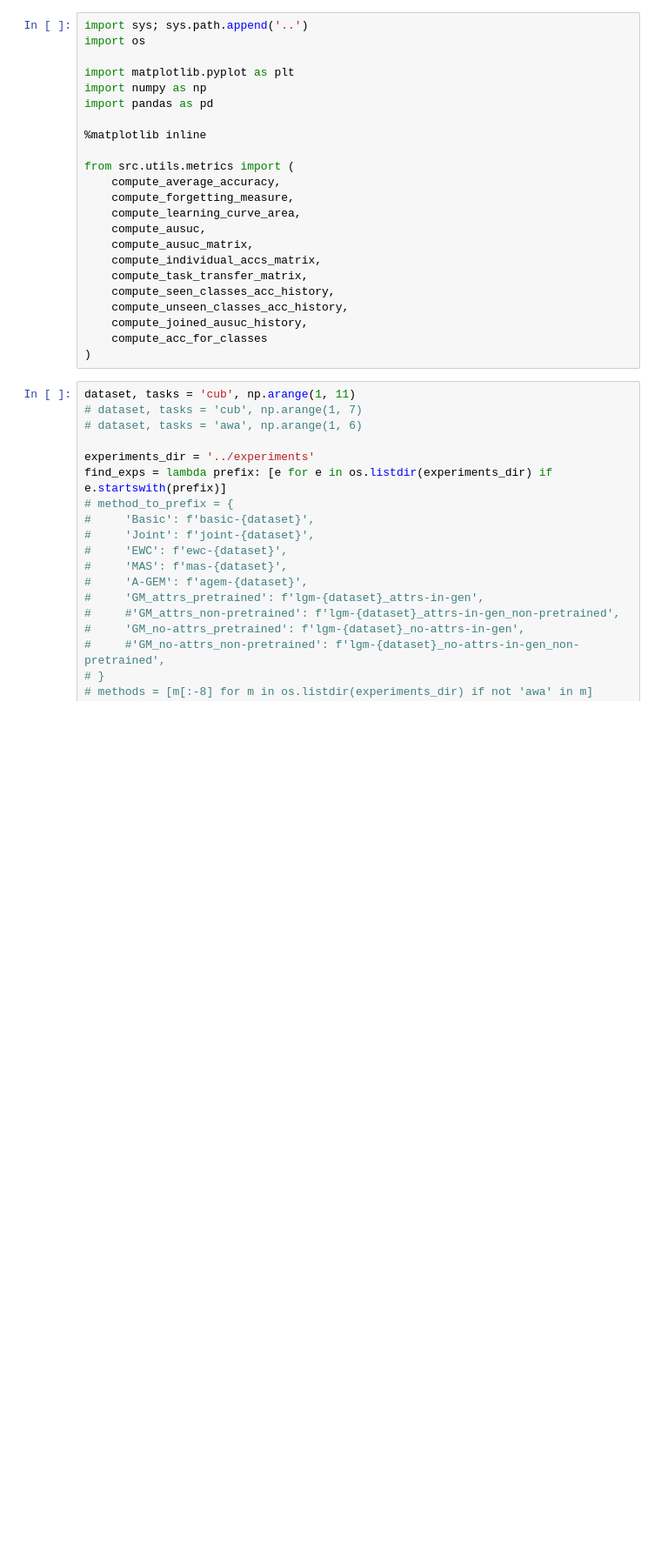
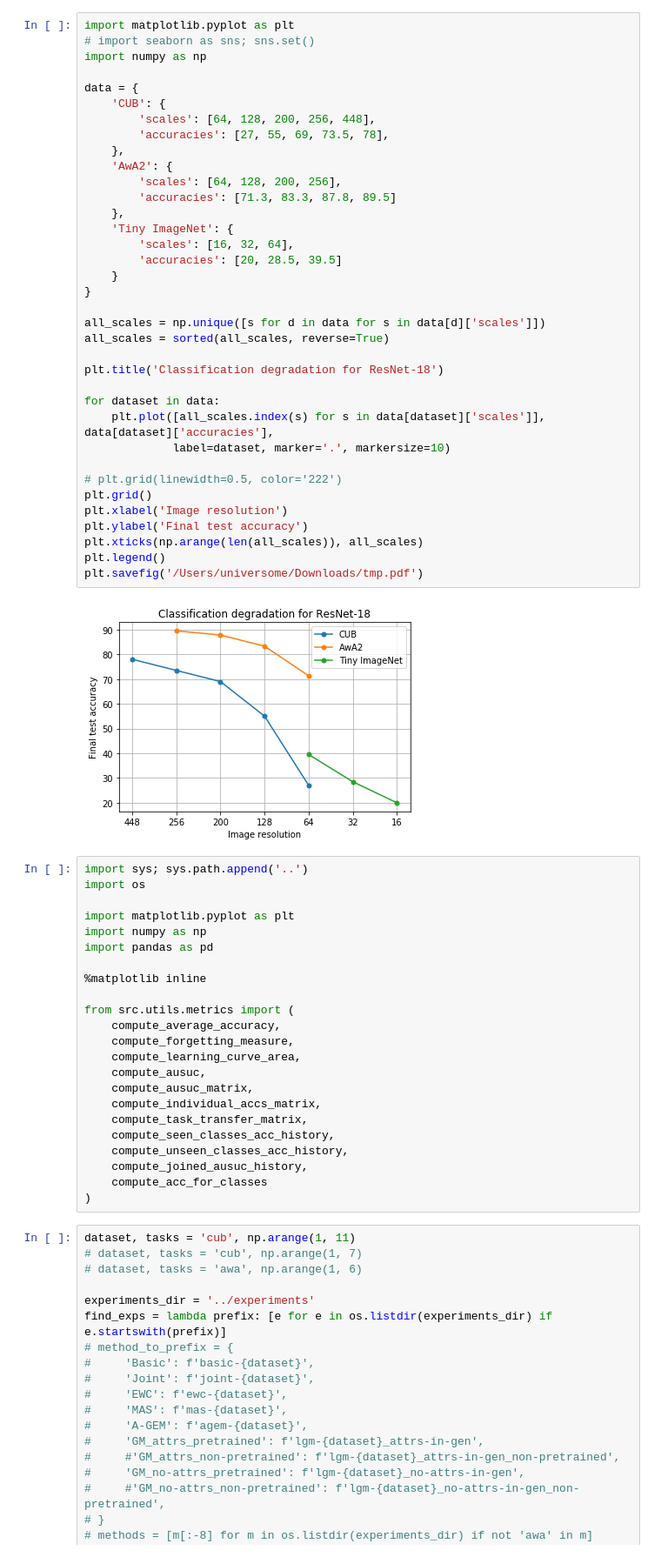
Before and after one commit to universome/class-norm, a Jupyter notebook: notebooks/visualization-IL.ipynb, the cells around one changed output. Shown at 87% size. Cells and saved outputs as stored; diff of their text form; blank space fills up the shorter version.

Commit message:
feat: degradation visualization

```diff
--- a/notebooks/visualization-IL.ipynb
+++ b/notebooks/visualization-IL.ipynb
@@ -1,3 +1,41 @@
+# %%
+import matplotlib.pyplot as plt
+# import seaborn as sns; sns.set()
+import numpy as np
+
+data = {
+    'CUB': {
+        'scales': [64, 128, 200, 256, 448],
+        'accuracies': [27, 55, 69, 73.5, 78],
+    },
+    'AwA2': {
+        'scales': [64, 128, 200, 256],
+        'accuracies': [71.3, 83.3, 87.8, 89.5]
+    },
+    'Tiny ImageNet': {
+        'scales': [16, 32, 64],
+        'accuracies': [20, 28.5, 39.5]
+    }
+}
+
+all_scales = np.unique([s for d in data for s in data[d]['scales']])
+all_scales = sorted(all_scales, reverse=True)
+
+plt.title('Classification degradation for ResNet-18')
+
+for dataset in data:
+    plt.plot([all_scales.index(s) for s in data[dataset]['scales']], data[dataset]['accuracies'],
+             label=dataset, marker='.', markersize=10)
+
+# plt.grid(linewidth=0.5, color='222')
+plt.grid()
+plt.xlabel('Image resolution')
+plt.ylabel('Final test accuracy')
+plt.xticks(np.arange(len(all_scales)), all_scales)
+plt.legend()
+plt.savefig('/Users/universome/Downloads/tmp.pdf')
+# %% [output]
+[figure, added]
 # %%
 import sys; sys.path.append('..')
 import os
```
